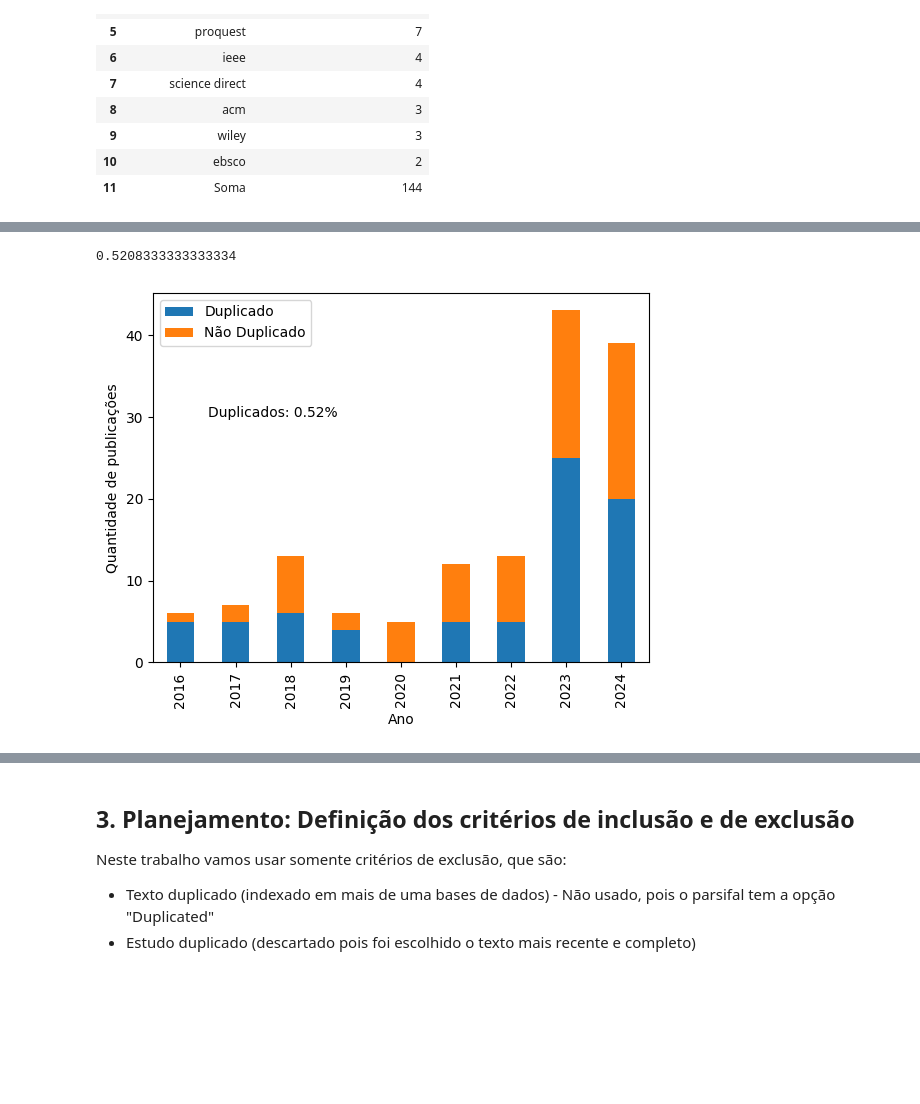
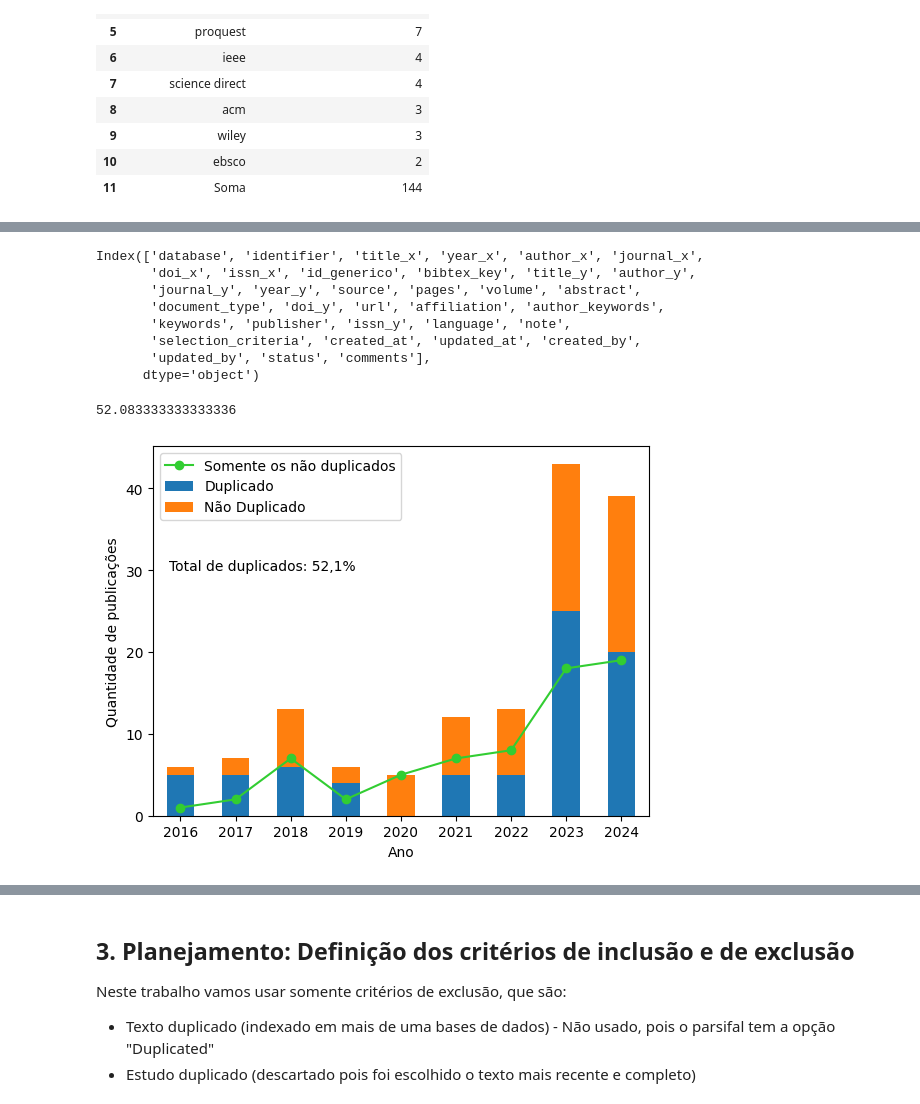
Before and after one commit to thiagogomesverissimo/notebooks, a Jupyter notebook: doutorado/tertiary_review.ipynb, the cells around one changed output, grey strips where cells are left out. Drawn from its saved outputs; the diff is of its cells as text; code cells hidden in the pictures; blank space fills up the shorter version.

Commit message:
new parsifal file

```diff
--- a/doutorado/tertiary_review.ipynb
+++ b/doutorado/tertiary_review.ipynb
@@ -238,7 +238,7 @@ with open('/tmp/tertiary_review_databases.tex', 'w') as the_file:
 # %%
 # parsif.al resultados
 
-pl = pd.read_csv('../data/doutorado/tertiary_review/articles_parsifal.csv')
+pl = pd.read_csv('../data/doutorado/tertiary_review/articles.csv')
 for index, row in pl.iterrows():
     # limpando os títulos para fazermos uma comparação com bibtex mais suave
     pl.iloc[index,1] = ' '.join(pl.iloc[index,1].strip().split())
@@ -316,5 +316,5 @@ for index, row in pl.iterrows():
                 pl.iloc[index,26] = df_row.iloc[0,8]
 
 # criando um novo dataframe com df e pl
-mx = pd.merge(df, pl, how = 'inner', on = 'id_generico')
+df_completo = pd.merge(df, pl, how = 'inner', on = 'id_generico')
 # %%
@@ -335,21 +445,42 @@ dtype: int64
+# %%
+# lista dos aceitos
+df_aceitos =  df_completo[df_completo['status'] == 'Accepted']
+df_aceitos.columns #title_x #['title_x'] # journal_x, author_x, doi_x, doi_y
+# %% [output]
+Index(['database', 'identifier', 'title_x', 'year_x', 'author_x', 'journal_x',
+       'doi_x', 'issn_x', 'id_generico', 'bibtex_key', 'title_y', 'author_y',
+       'journal_y', 'year_y', 'source', 'pages', 'volume', 'abstract',
+       'document_type', 'doi_y', 'url', 'affiliation', 'author_keywords',
+       'keywords', 'publisher', 'issn_y', 'language', 'note',
+       'selection_criteria', 'created_at', 'updated_at', 'created_by',
+       'updated_by', 'status', 'comments'],
+      dtype='object')
 # %%
 # vou criar uma coluna só dos duplicados
-mx['classificação'] = mx['status']
-mx['status'] = mx['status'].str.replace('Accepted','Não Duplicado')
-mx['status'] = mx['status'].str.replace('Duplicated','Duplicado')
-mx['status'] = mx['status'].str.replace('Rejected','Não Duplicado')
+df_completo['classificação'] = df_completo['status']
+df_completo['status'] = df_completo['status'].str.replace('Accepted','Não Duplicado')
+df_completo['status'] = df_completo['status'].str.replace('Duplicated','Duplicado')
+df_completo['status'] = df_completo['status'].str.replace('Rejected','Não Duplicado')
 
-porcentagem_duplicados = sum(mx['status'] == 'Duplicado')/mx.shape[0]
+porcentagem_duplicados = 100* (sum(df_completo['status'] == 'Duplicado')/df_completo.shape[0])
 porcentagem_duplicados
 # %% [output]
-0.5208333333333334
+52.083333333333336
 # %%
-mx.columns
-ax = mx.groupby(['year_x', 'status']).size().unstack().plot(kind='bar', stacked=True)
+# Gráfico de barras empilhado, considerando os duplicados
+ax = df_completo.groupby(['year_x', 'status']).size().unstack().plot(kind='bar', stacked=True)
+
+# Adicionando uma linha desconsiderando os duplicados
+nao_duplicados = df_completo.groupby(['year_x', 'status']).size().unstack()
+nao_duplicados['Somente os não duplicados'] = nao_duplicados['Não Duplicado']
+nao_duplicados['Somente os não duplicados'].plot(linestyle='-', marker='o', color=["limegreen"],ax=ax)
+
 ax.set_xlabel("Ano")
 ax.set_ylabel("Quantidade de publicações")
-ax.text(0.5, 30, "Duplicados: {:.2f}%".format(porcentagem_duplicados) )
+#ax.text(-0.2, 30, "Total de duplicados: {:.2f}%".format(porcentagem_duplicados))
+ax.text(-0.2, 30, "Total de duplicados: 52,1%")
 ax.legend().set_title("")
+plt.savefig('/tmp/tertiary_review_yearly_barplot.pdf')
 # %% [output]
-[figure, old version]
+[figure, new version]
 # %%
```
Also changed, not shown: parts of 5 cells of this notebook, 1 other file.
